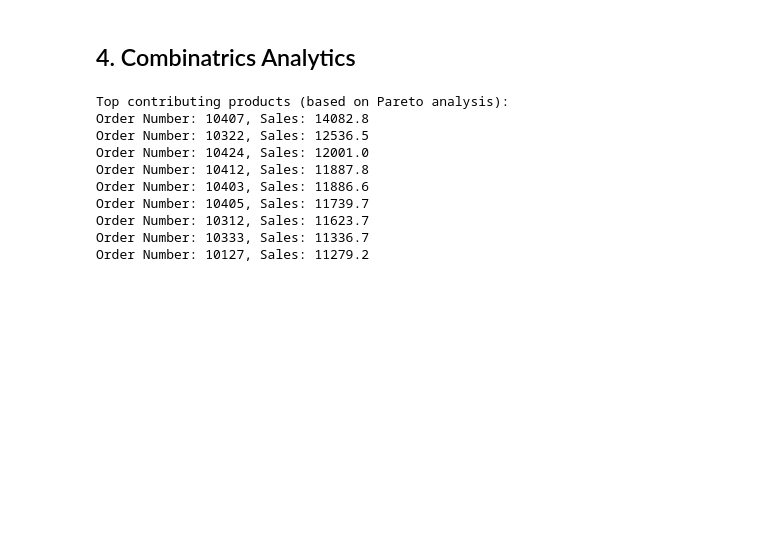
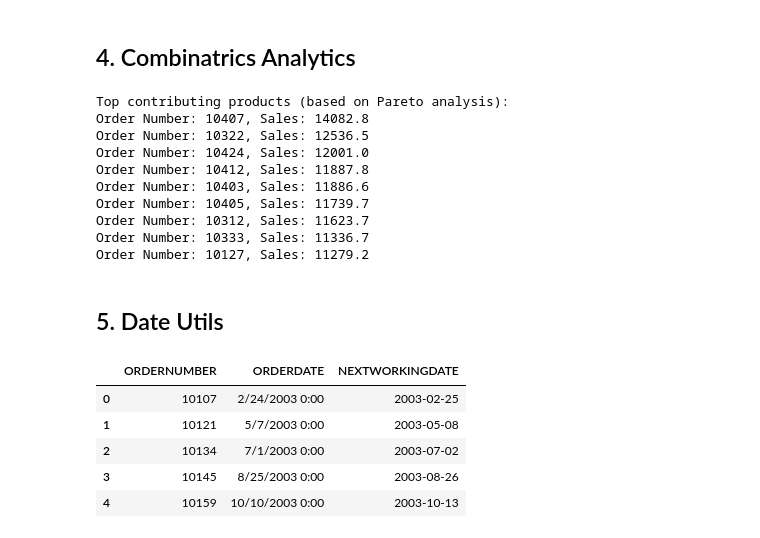
Before and after one commit to Usashiroy/biztools-Iterator-Based-Analytics-for-Scalable-Business-Intelligence, a Jupyter notebook: Biztools on Sales data/biztools on sales data.ipynb, the cells around one changed output. Drawn from its saved outputs; the diff is of its cells as text; code cells hidden in the pictures; blank space fills up the shorter version.

Commit message:
biztools on sales data changes

```diff
--- a/Biztools on Sales data/biztools on sales data.ipynb
+++ b/Biztools on Sales data/biztools on sales data.ipynb
@@ -173,3 +175,18 @@ Order Number: 10405, Sales: 11739.7
 Order Number: 10312, Sales: 11623.7
 Order Number: 10333, Sales: 11336.7
 Order Number: 10127, Sales: 11279.2
+# %% [markdown]
+## 5. Date Utils
+# %%
+# get next working day from the date on which order has been placed
+next_working_day = IteratorDateUtils.iter_next_working_day(sales, date_column="ORDERDATE", new_col_name="NEXTWORKINGDATE")
+
+# print the result dataframe with next working day column
+next_working_day[['ORDERNUMBER', 'ORDERDATE', 'NEXTWORKINGDATE']].head()
+# %% [output]
+|  | ORDERNUMBER | ORDERDATE | NEXTWORKINGDATE |
+| 0 | 10107 | 2/24/2003 0:00 | 2003-02-25 |
+| 1 | 10121 | 5/7/2003 0:00 | 2003-05-08 |
+| 2 | 10134 | 7/1/2003 0:00 | 2003-07-02 |
+| 3 | 10145 | 8/25/2003 0:00 | 2003-08-26 |
+| 4 | 10159 | 10/10/2003 0:00 | 2003-10-13 |
```
Also changed, not shown: parts of 3 cells of this notebook.
